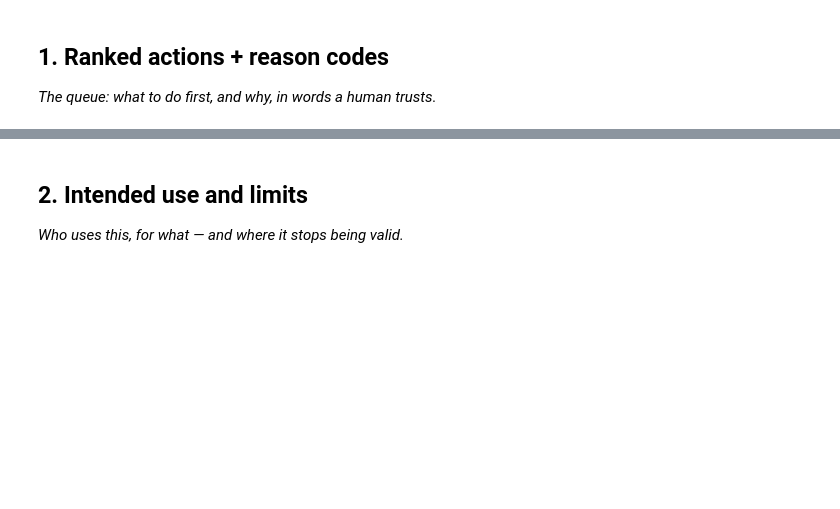
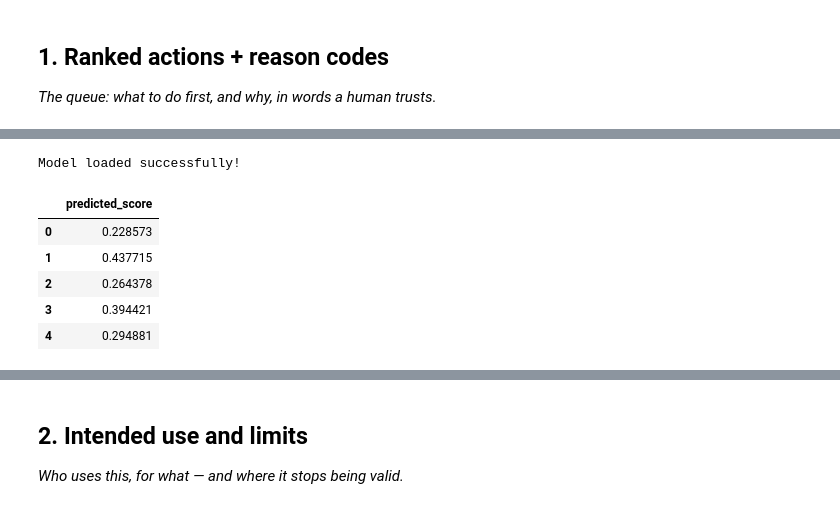
Before and after one commit to MahboobAli1/flyrank-ml-internship, a Jupyter notebook: work/notebooks/w07_action_playbook.ipynb, the cells around one changed output, grey strips where cells are left out. Drawn from its saved outputs; the diff is of its cells as text; code cells hidden in the pictures; blank space fills up the shorter version.

```diff
--- a/work/notebooks/w07_action_playbook.ipynb
+++ b/work/notebooks/w07_action_playbook.ipynb
@@ -12,0 +21,10 @@ This skeleton is yours to fill. Work the sections **in order** — each one has
+# %%
+import joblib
+
+model = joblib.load(
+    "/content/drive/MyDrive/flyrank-ml-internship/models/random_forest_model.pkl"
+)
+
+print("Model loaded successfully!")
+# %% [output]
+Model loaded successfully!
@@ -12,0 +52,13 @@ This skeleton is yours to fill. Work the sections **in order** — each one has
+# %%
+predicted_scores = model.predict(X)
+
+df["predicted_score"] = predicted_scores
+
+df[["predicted_score"]].head()
+# %% [output]
+|  | predicted_score |
+| 0 | 0.228573 |
+| 1 | 0.437715 |
+| 2 | 0.264378 |
+| 3 | 0.394421 |
+| 4 | 0.294881 |
```
Also changed, not shown: parts of 11 cells of this notebook.
